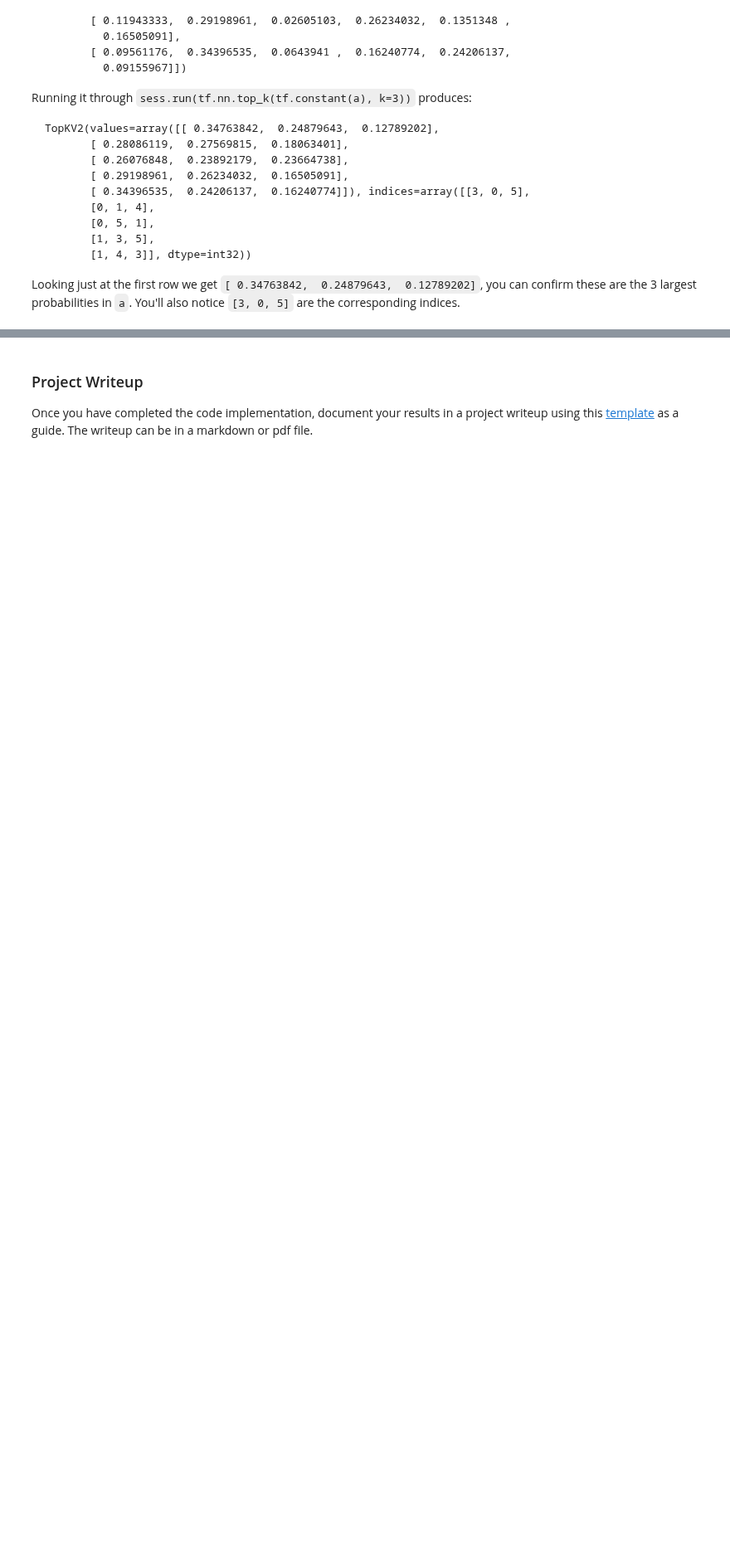
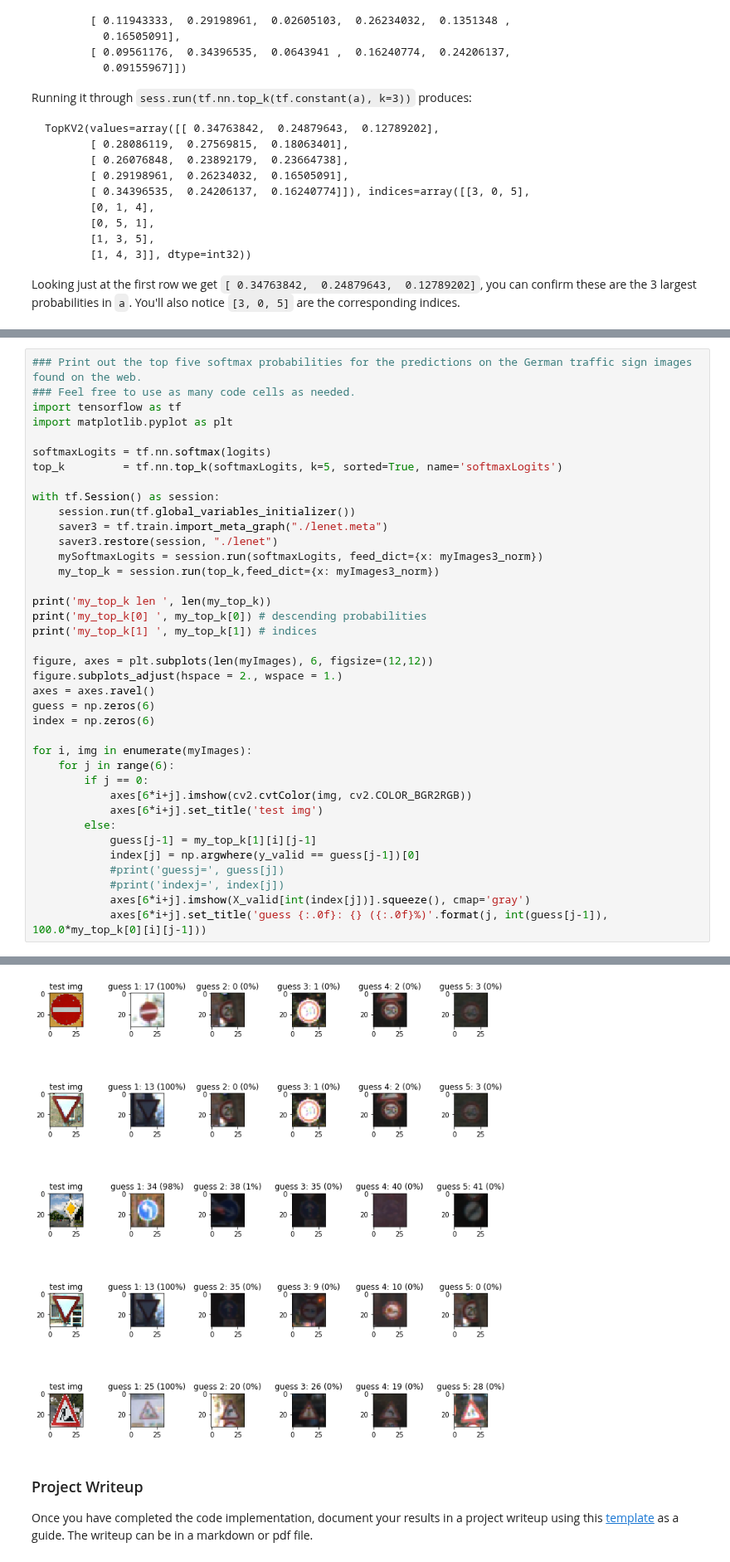
Before and after one commit to patman77/SDCE_nanodegree, a Jupyter notebook: Term1/Project2_Traffic_Sign_Classifier_Project/Traffic_Sign_Classifier.ipynb, the cells around one changed output, grey strips where cells are left out. Shown at 83% size. Drawn from its saved outputs; the diff is of its cells as text; blank space fills up the shorter version.

Commit message:
iteration1 of review: softmax probabilities

```diff
--- a/Term1/Project2_Traffic_Sign_Classifier_Project/Traffic_Sign_Classifier.ipynb
+++ b/Term1/Project2_Traffic_Sign_Classifier_Project/Traffic_Sign_Classifier.ipynb
@@ -915,0 +901,39 @@ Looking just at the first row we get `[ 0.34763842,  0.24879643,  0.12789202]`,
+# %%
+### Print out the top five softmax probabilities for the predictions on the German traffic sign images found on the web.
+### Feel free to use as many code cells as needed.
+import tensorflow as tf
+import matplotlib.pyplot as plt
+
+softmaxLogits = tf.nn.softmax(logits)
+top_k         = tf.nn.top_k(softmaxLogits, k=5, sorted=True, name='softmaxLogits')
+
+with tf.Session() as session:
+    session.run(tf.global_variables_initializer())
+    saver3 = tf.train.import_meta_graph("./lenet.meta")
+    saver3.restore(session, "./lenet")
+    mySoftmaxLogits = session.run(softmaxLogits, feed_dict={x: myImages3_norm})
+    my_top_k = session.run(top_k,feed_dict={x: myImages3_norm})
+
+print('my_top_k len ', len(my_top_k))
+print('my_top_k[0] ', my_top_k[0]) # descending probabilities
+print('my_top_k[1] ', my_top_k[1]) # indices
+
+figure, axes = plt.subplots(len(myImages), 6, figsize=(12,12))
+figure.subplots_adjust(hspace = 2., wspace = 1.)
+axes = axes.ravel()
+guess = np.zeros(6)
+index = np.zeros(6)
+
+for i, img in enumerate(myImages):
+    for j in range(6):
+        if j == 0:
+            axes[6*i+j].imshow(cv2.cvtColor(img, cv2.COLOR_BGR2RGB))
+            axes[6*i+j].set_title('test img')
+        else:
+            guess[j-1] = my_top_k[1][i][j-1]
+            index[j] = np.argwhere(y_valid == guess[j-1])[0]
+            #print('guessj=', guess[j])
+            #print('indexj=', index[j])
+            axes[6*i+j].imshow(X_valid[int(index[j])].squeeze(), cmap='gray')
+            axes[6*i+j].set_title('guess {:.0f}: {} ({:.0f}%)'.format(j, int(guess[j-1]), 100.0*my_top_k[0][i][j-1]))
+# %% [output]
@@ -916,3 +951,4 @@ Looking just at the first row we get `[ 0.34763842,  0.24879643,  0.12789202]`,
+[figure, added]
 # %% [markdown]
 ### Project Writeup
 
```
Also changed, not shown: parts of 18 cells of this notebook.
